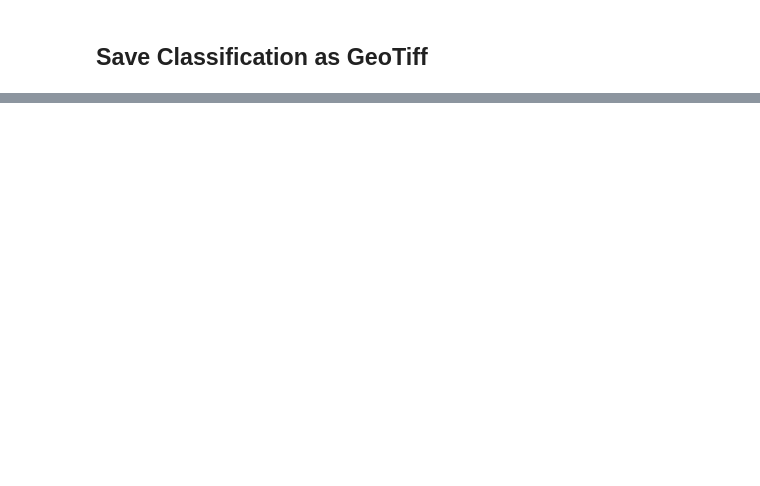
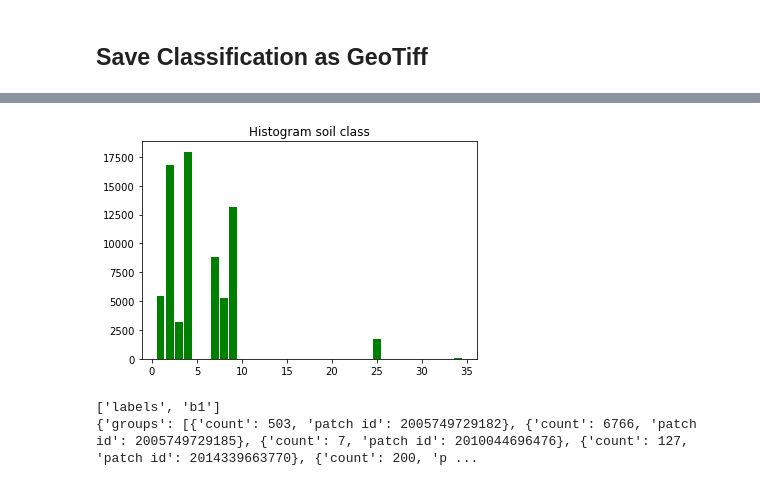
Before and after one commit to till90/master-thesis, a Jupyter notebook: Master_Thesis_Till.ipynb, the cells around one changed output, grey strips where cells are left out. Drawn from its saved outputs; the diff is of its cells as text; code cells hidden in the pictures; blank space fills up the shorter version.

```diff
--- a/Master_Thesis_Till.ipynb
+++ b/Master_Thesis_Till.ipynb
@@ -35,6 +37,13 @@ def GetTileLayerUrl(ee_image_object):
     map_id = ee.Image(ee_image_object).getMapId()
     tile_url_template = "https://earthengine.googleapis.com/map/{mapid}/{{z}}/{{x}}/{{y}}?token={token}"
     return tile_url_template.format(**map_id)
+
+#Make Histogram
+def get_histogram_from_image(image):
+    image = image.reduceRegion(reducer=ee.Reducer.autoHistogram(), geometry=ried_geometry, scale= 100,maxPixels= 1e10).getInfo()['b1']
+    keys = [x[0] for x in soil_map_great_histogram if x[1] > 0.0]  #get keys from [key,value] list if value is > 0
+    values = [x[1] for x in soil_map_great_histogram if x[0] in keys] #get values for keys if the key is in value
+    return dict(zip(keys,values))
 # %% [markdown]
 # AOI
 
@@ -249,3 +310,18 @@ soil_map = ee.Image
+# %%
+histogram_soil_map_great = get_histogram_from_image(soil_map_great)
+
+plt.bar(histogram_soil_map_great.keys(), histogram_soil_map_great.values(), color='g')
+plt.title("Histogram soil class")
+plt.show()
+# %% [output]
+[figure, added]
 # %%
-ried_viz = GetTileLayerUrl(ried_225_222.visualize())
-In order to analyse the soil-moisture content we need to know more about the landuse and landcover. We are interested in fields with less or no vegetation.
+#ried_viz = GetTileLayerUrl(ried_225_222.visualize())
+#In order to analyse the soil-moisture content we need to know more about the landuse and landcover. We are interested in fields with less or no vegetation.
+#Grouped a count reducer: count number of land cover category pixels by patches
+print(soil_map_great_labeled.bandNames().getInfo())
+count = soil_map_great_labeled.select(['labels','b1']).reduceRegion(reducer= ee.Reducer.count().group(groupField= 0, groupName= 'patch id'), geometry= ried_geometry, scale= 100,  maxPixels= 1e8)
+print(count.getInfo())
+# %% [output]
+['labels', 'b1']
+{'groups': [{'count': 503, 'patch id': 2005749729182}, {'count': 6766, 'patch id': 2005749729185}, {'count': 7, 'patch id': 2010044696476}, {'count': 127, 'patch id': 2014339663770}, {'count': 200, 'p ...
```
Also changed, not shown: parts of 8 cells of this notebook.
